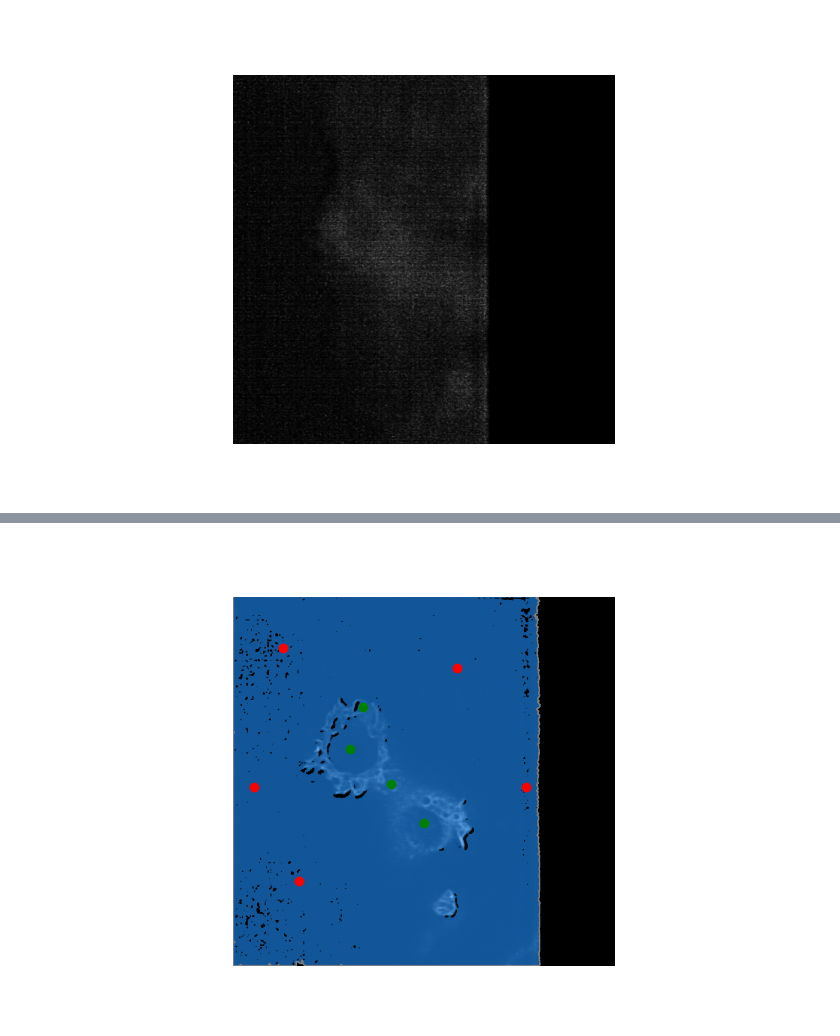
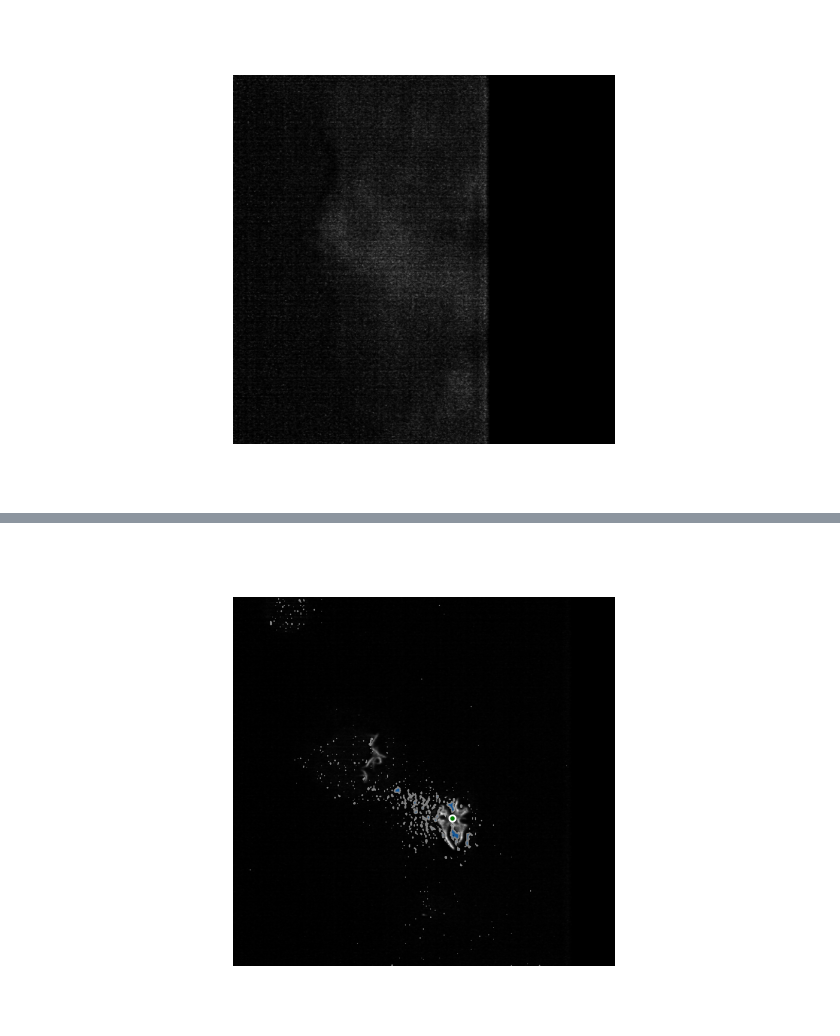
Before and after one commit to bscott711/SAM_notebooks, a Jupyter notebook: Interactive_Point_Selection.ipynb, the cells around one changed output, grey strips where cells are left out. Cells and saved outputs as stored; diff of their text form; code cells hidden in the pictures.

```diff
--- a/Interactive_Point_Selection.ipynb
+++ b/Interactive_Point_Selection.ipynb
@@ -324,3 +321,0 @@ VBox(children=(HBox(children=(IntSlider(value=0, description='Page:', max=267),
-# %%
-input_point = np.array([[p[0], p[1]] for p in page_points])  # Extract (x, y)
-input_label = np.array([p[2] for p in page_points])          # Extract labels
@@ -349,16 +342,27 @@ def segment(tiff_file,page_points,page_index):
     masks = masks[sorted_ind]
     scores = scores[sorted_ind]
     logits = logits[sorted_ind]
+
+    # Proceed with just the highest scoring mask.
     mask_input = logits[np.argmax(scores), :, :]  # Choose the model's best mask
-    masks, scores, _ = predictor.predict(
+    mask, scores, _ = predictor.predict(
        point_coords=input_point,
        point_labels=input_label,
        mask_input=mask_input[None, :, :],
        multimask_output=False,
     )
-    show_masks(img_array, masks, scores, point_coords=input_point, input_labels=input_label)
-    return masks,scores,logits
+    show_masks(img_array, mask, scores, point_coords=input_point, input_labels=input_label, borders=True)
+    return mask
 # %%
-masks,scores,logits=segment(tiff_file,points_per_page,65)
+seg_index=106
+fig2, ax2 = plt.subplots()
+#img_display = ax2.imshow(np.zeros((10, 10)), cmap="gray")  # Placeholder initial image
+tiff_file.seek(seg_index)
+img_array = np.array(tiff_file)
+# Update the image display without opening a new figure
+ax2.clear()
+ax2.imshow(img_array, cmap="gray")
+ax2.axis('off')
+mask=segment(tiff_file,points_per_page,seg_index)
 # %% [output]
-[figure, old version]
+[figure, new version]
```
Also changed, not shown: parts of 4 cells of this notebook.
